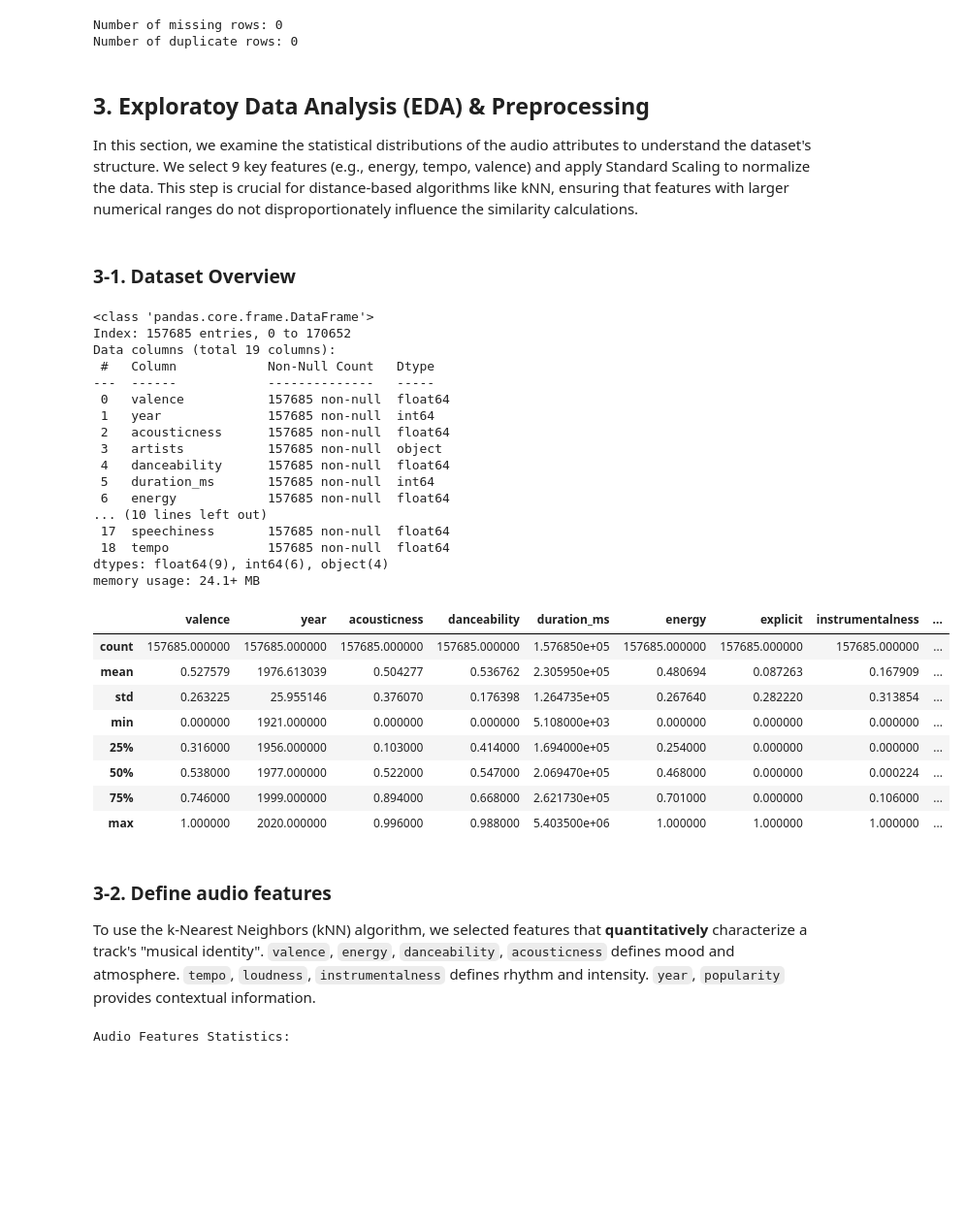
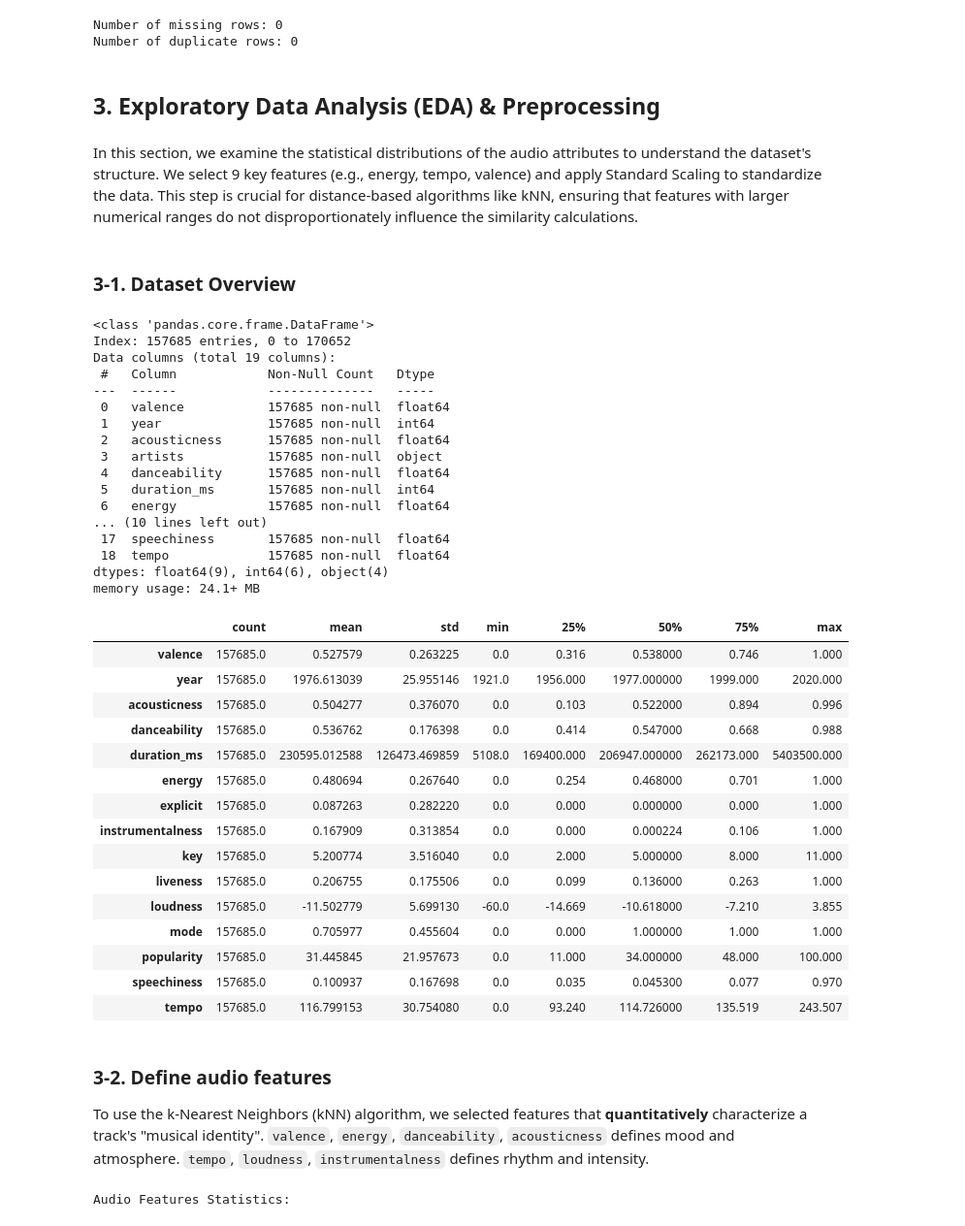
Before and after one commit to sihyunlkim/spotify-knn-recommender, a Jupyter notebook: PTDS.ipynb, the cells around one changed output. Shown at 97% size. Drawn from its saved outputs; the diff is of its cells as text; code cells hidden in the pictures; blank space fills up the shorter version.

```diff
--- a/PTDS.ipynb
+++ b/PTDS.ipynb
@@ -34,7 +38,7 @@ from sklearn.metrics import silhouette_score
 from sklearn.metrics.pairwise import cosine_distances
 
 # load dataset
-df = pd.read_csv("data/data.csv")
+df = pd.read_csv("data.csv")
 # %%
 # Check missing values & duplicates
 missing = df.isnull().sum().sum()
@@ -48,44 +52,52 @@ Number of duplicate rows: 0
 # Drop duplicate artist-song pairs
 df = df.drop_duplicates(subset=['artists', 'name'], keep='first')
 # %% [markdown]
-## 3. Exploratoy Data Analysis (EDA) & Preprocessing
-In this section, we examine the statistical distributions of the audio attributes to understand the dataset's structure. We select 9 key features (e.g., energy, tempo, valence) and apply Standard Scaling to normalize the data. This step is crucial for distance-based algorithms like kNN, ensuring that features with larger numerical ranges do not disproportionately influence the similarity calculations.
+## 3. Exploratory Data Analysis (EDA) & Preprocessing
+# %% [markdown]
+In this section, we examine the statistical distributions of the audio attributes to understand the dataset's structure. We select 9 key features (e.g., energy, tempo, valence) and apply Standard Scaling to standardize the data. This step is crucial for distance-based algorithms like kNN, ensuring that features with larger numerical ranges do not disproportionately influence the similarity calculations.
 # %% [markdown]
 ### 3-1. Dataset Overview
 # %%
 # print df info to view available columns and dtypes
 df.info()
-df.describe()
+df.describe().T
 # %% [output]
 <class 'pandas.core.frame.DataFrame'>
 Index: 157685 entries, 0 to 170652
 Data columns (total 19 columns):
  #   Column            Non-Null Count   Dtype
 ---  ------            --------------   -----
  0   valence           157685 non-null  float64
  1   year              157685 non-null  int64
  2   acousticness      157685 non-null  float64
  3   artists           157685 non-null  object
  4   danceability      157685 non-null  float64
  5   duration_ms       157685 non-null  int64
  6   energy            157685 non-null  float64
 ... (10 lines left out)
  17  speechiness       157685 non-null  float64
  18  tempo             157685 non-null  float64
 dtypes: float64(9), int64(6), object(4)
 memory usage: 24.1+ MB
-|  | valence | year | acousticness | danceability | duration_ms | energy | explicit | instrumentalness | ... |
-| count | 157685.000000 | 157685.000000 | 157685.000000 | 157685.000000 | 1.576850e+05 | 157685.000000 | 157685.000000 | 157685.000000 | ... |
-| mean | 0.527579 | 1976.613039 | 0.504277 | 0.536762 | 2.305950e+05 | 0.480694 | 0.087263 | 0.167909 | ... |
-| std | 0.263225 | 25.955146 | 0.376070 | 0.176398 | 1.264735e+05 | 0.267640 | 0.282220 | 0.313854 | ... |
-| min | 0.000000 | 1921.000000 | 0.000000 | 0.000000 | 5.108000e+03 | 0.000000 | 0.000000 | 0.000000 | ... |
-| 25% | 0.316000 | 1956.000000 | 0.103000 | 0.414000 | 1.694000e+05 | 0.254000 | 0.000000 | 0.000000 | ... |
-| 50% | 0.538000 | 1977.000000 | 0.522000 | 0.547000 | 2.069470e+05 | 0.468000 | 0.000000 | 0.000224 | ... |
-| 75% | 0.746000 | 1999.000000 | 0.894000 | 0.668000 | 2.621730e+05 | 0.701000 | 0.000000 | 0.106000 | ... |
-| max | 1.000000 | 2020.000000 | 0.996000 | 0.988000 | 5.403500e+06 | 1.000000 | 1.000000 | 1.000000 | ... |
+|  | count | mean | std | min | 25% | 50% | 75% | max |
+| valence | 157685.0 | 0.527579 | 0.263225 | 0.0 | 0.316 | 0.538000 | 0.746 | 1.000 |
+| year | 157685.0 | 1976.613039 | 25.955146 | 1921.0 | 1956.000 | 1977.000000 | 1999.000 | 2020.000 |
+| acousticness | 157685.0 | 0.504277 | 0.376070 | 0.0 | 0.103 | 0.522000 | 0.894 | 0.996 |
+| danceability | 157685.0 | 0.536762 | 0.176398 | 0.0 | 0.414 | 0.547000 | 0.668 | 0.988 |
+| duration_ms | 157685.0 | 230595.012588 | 126473.469859 | 5108.0 | 169400.000 | 206947.000000 | 262173.000 | 5403500.000 |
+| energy | 157685.0 | 0.480694 | 0.267640 | 0.0 | 0.254 | 0.468000 | 0.701 | 1.000 |
+| explicit | 157685.0 | 0.087263 | 0.282220 | 0.0 | 0.000 | 0.000000 | 0.000 | 1.000 |
+| instrumentalness | 157685.0 | 0.167909 | 0.313854 | 0.0 | 0.000 | 0.000224 | 0.106 | 1.000 |
+| key | 157685.0 | 5.200774 | 3.516040 | 0.0 | 2.000 | 5.000000 | 8.000 | 11.000 |
+| liveness | 157685.0 | 0.206755 | 0.175506 | 0.0 | 0.099 | 0.136000 | 0.263 | 1.000 |
+| loudness | 157685.0 | -11.502779 | 5.699130 | -60.0 | -14.669 | -10.618000 | -7.210 | 3.855 |
+| mode | 157685.0 | 0.705977 | 0.455604 | 0.0 | 0.000 | 1.000000 | 1.000 | 1.000 |
+| popularity | 157685.0 | 31.445845 | 21.957673 | 0.0 | 11.000 | 34.000000 | 48.000 | 100.000 |
+| speechiness | 157685.0 | 0.100937 | 0.167698 | 0.0 | 0.035 | 0.045300 | 0.077 | 0.970 |
+| tempo | 157685.0 | 116.799153 | 30.754080 | 0.0 | 93.240 | 114.726000 | 135.519 | 243.507 |
 # %% [markdown]
 ### 3-2. Define audio features
-To use the k-Nearest Neighbors (kNN) algorithm, we selected features that **quantitatively** characterize a track's "musical identity". `valence`, `energy`, `danceability`, `acousticness` defines mood and atmosphere. `tempo`, `loudness`, `instrumentalness` defines rhythm and intensity. `year`, `popularity` provides contextual information.
+To use the k-Nearest Neighbors (kNN) algorithm, we selected features that **quantitatively** characterize a track's "musical identity". `valence`, `energy`, `danceability`, `acousticness` defines mood and atmosphere. `tempo`, `loudness`, `instrumentalness` defines rhythm and intensity.
 # %%
 # audio features
 audio_features = [
```
Also changed, not shown: parts of 48 cells of this notebook, 9 other files.
